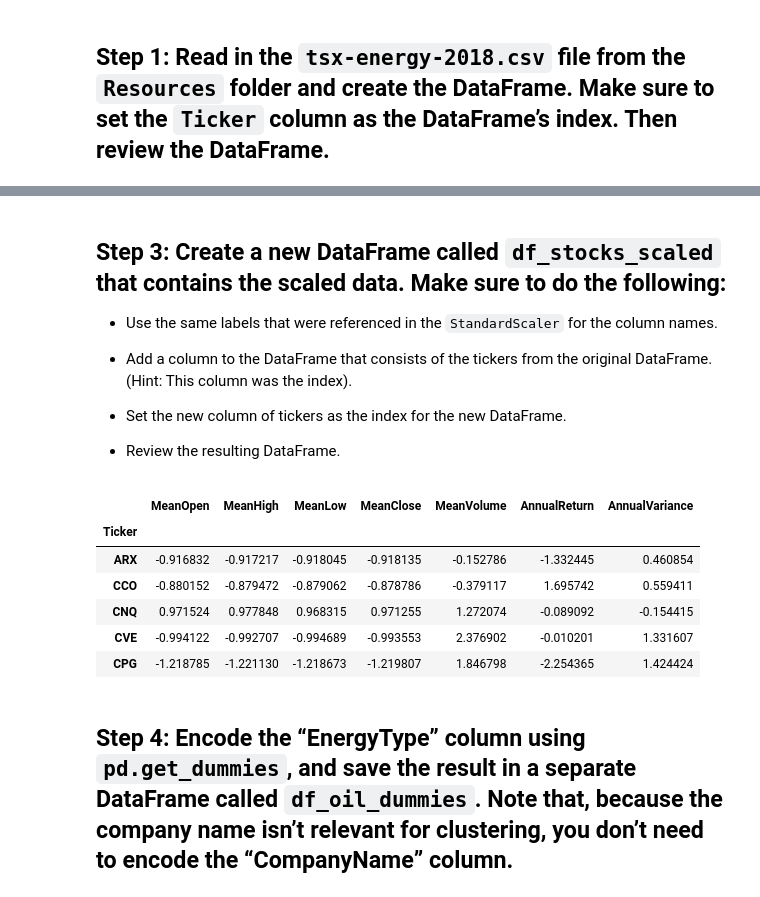
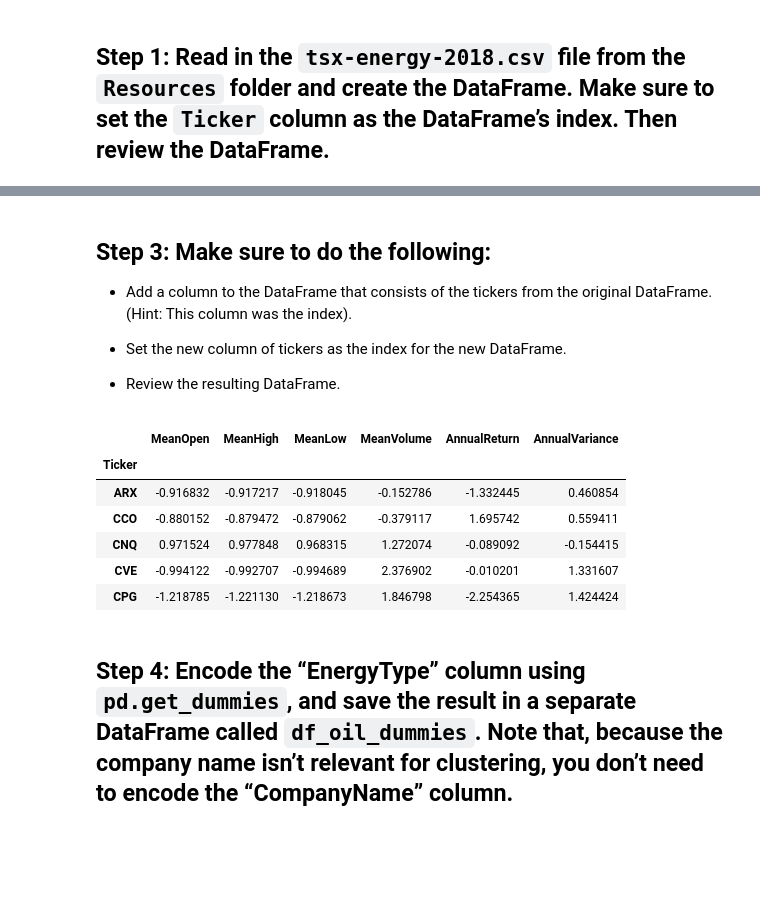
Before and after one commit to ppatel0910/fintech-boot-camp, a Jupyter notebook: Activities/10-Unsupervised-Learning/2/Activities/04-Stu-Standardizing_Stock_Data/Unsolved/standardizing_stock_data.ipynb, the cells around one changed output, grey strips where cells are left out. Cells and saved outputs as stored; diff of their text form; code cells hidden in the pictures; blank space fills up the shorter version.

```diff
--- a/Activities/10-Unsupervised-Learning/2/Activities/04-Stu-Standardizing_Stock_Data/Unsolved/standardizing_stock_data.ipynb
+++ b/Activities/10-Unsupervised-Learning/2/Activities/04-Stu-Standardizing_Stock_Data/Unsolved/standardizing_stock_data.ipynb
@@ -49,8 +50,8 @@ from sklearn.preprocessing import StandardScaler
 # Read the CSV file into a Pandas DataFrame
 # Set the index using the Ticker column
 file_path = Path("../Resources/tsx-energy-2018.csv")
-df_stocks = pd.read_csv(file_path)
-
+df_stocks = pd.read_csv(file_path,
+                        index_col = "Ticker")
 
 # Review the DataFrame
 df_stocks.head()
@@ -67,13 +69,23 @@ df_stocks.head()
 # Use the StandardScaler module and fit_transform function to
 # scale all columns with numerical values
 stock_data_scaled = StandardScaler().fit_transform(df_stocks
-    ["MeanOpen",
+    [["MeanOpen",
     "MeanHigh",
     "MeanLow",
     "MeanVolume",
     "AnnualReturn",
-    "Annual_Variance"])
+    "AnnualVariance"]])
 
 # Diplay the first five rows of the scaled data
-stock_data_scaled.head()
+#stock_data_scaled[0:5]
+
+# Create a DataFrame called with the scaled data
+df_stocks_scaled = pd.DataFrame(stock_data_scaled)
+stocks_scaled = df_stocks_scaled.rename(columns = {0 : "MeanOpen",
+                                                   1 : "MeanHigh",
+                                                   2 : "MeanLow",
+                                                   3 : "MeanVolume",
+                                                   4 : "AnnualReturn",
+                                                   5 : "AnnualVariance"})
+stocks_scaled
 # %% [output]
@@ -81,7 +109,5 @@ KeyError: ('MeanOpen', 'MeanHigh', 'MeanLow', 'MeanVolume', 'AnnualReturn', 'Ann
 # %% [markdown]
-## Step 3:  Create a new DataFrame called `df_stocks_scaled` that contains the scaled data. Make sure to do the following:
-
-- Use the same labels that were referenced in the `StandardScaler` for the column names.
+## Step 3: Make sure to do the following:
 
 - Add a column to the DataFrame that consists of the tickers from the original DataFrame. (Hint: This column was the index).
 
@@ -89,27 +115,23 @@ KeyError: ('MeanOpen', 'MeanHigh', 'MeanLow', 'MeanVolume', 'AnnualReturn', 'Ann
 
 - Review the resulting DataFrame.
 # %%
-# Create a DataFrame called with the scaled data
-# The column names should match those referenced in the StandardScaler step
-df_stocks_scaled = # YOUR CODE HERE
-
 # Create a Ticker column in the df_stocks_scaled DataFrame
-# using the index of the original df_stocks DataFrame
-df_stocks_scaled["Ticker"] = # YOUR CODE HERE
+# using the index of the original df_stocks DataFrame("Ticker")
+stocks_scaled["Ticker"] = df_stocks.index
 
 # Set the newly created Ticker column as index of the df_stocks_scaled DataFrame
-df_stocks_scaled = # YOUR CODE HERE
+stocks_scaled = stocks_scaled.set_index(["Ticker"])
 
 # Review the DataFrame
-# YOUR CODE HERE
+stocks_scaled.head()
 # %% [output]
-|  | MeanOpen | MeanHigh | MeanLow | MeanClose | MeanVolume | AnnualReturn | AnnualVariance |
-| Ticker |  |  |  |  |  |  |  |
-| ARX | -0.916832 | -0.917217 | -0.918045 | -0.918135 | -0.152786 | -1.332445 | 0.460854 |
-| CCO | -0.880152 | -0.879472 | -0.879062 | -0.878786 | -0.379117 | 1.695742 | 0.559411 |
-| CNQ | 0.971524 | 0.977848 | 0.968315 | 0.971255 | 1.272074 | -0.089092 | -0.154415 |
-| CVE | -0.994122 | -0.992707 | -0.994689 | -0.993553 | 2.376902 | -0.010201 | 1.331607 |
-| CPG | -1.218785 | -1.221130 | -1.218673 | -1.219807 | 1.846798 | -2.254365 | 1.424424 |
+|  | MeanOpen | MeanHigh | MeanLow | MeanVolume | AnnualReturn | AnnualVariance |
+| Ticker |  |  |  |  |  |  |
+| ARX | -0.916832 | -0.917217 | -0.918045 | -0.152786 | -1.332445 | 0.460854 |
+| CCO | -0.880152 | -0.879472 | -0.879062 | -0.379117 | 1.695742 | 0.559411 |
+| CNQ | 0.971524 | 0.977848 | 0.968315 | 1.272074 | -0.089092 | -0.154415 |
+| CVE | -0.994122 | -0.992707 | -0.994689 | 2.376902 | -0.010201 | 1.331607 |
+| CPG | -1.218785 | -1.221130 | -1.218673 | 1.846798 | -2.254365 | 1.424424 |
 # %% [markdown]
 ## Step 4: Encode the “EnergyType” column using `pd.get_dummies`, and save the result in a separate DataFrame called `df_oil_dummies`. Note that, because the company name isn’t relevant for clustering, you don’t need to encode the “CompanyName” column.
 # %%
```
Also changed, not shown: parts of 11 cells of this notebook, 1 other file.
